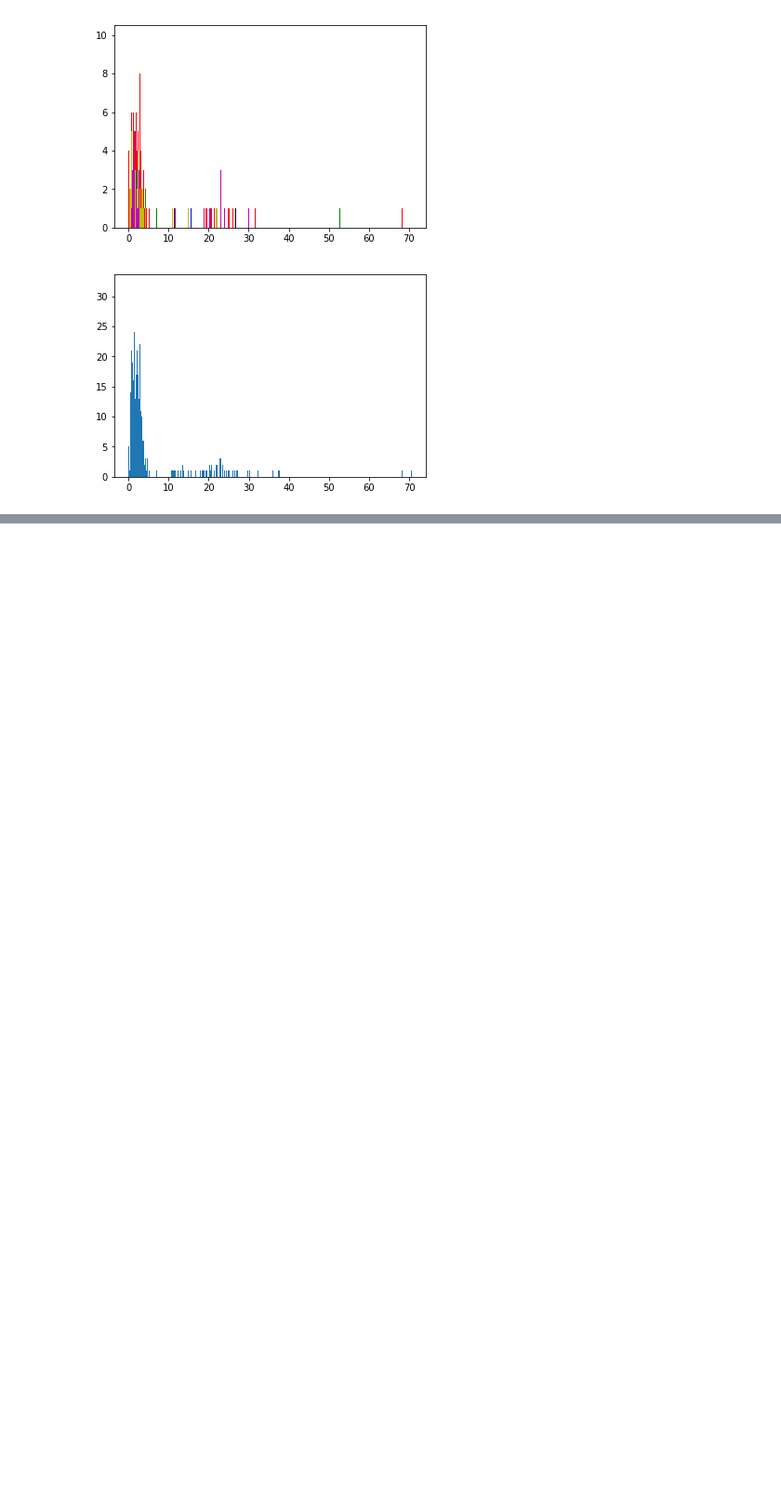
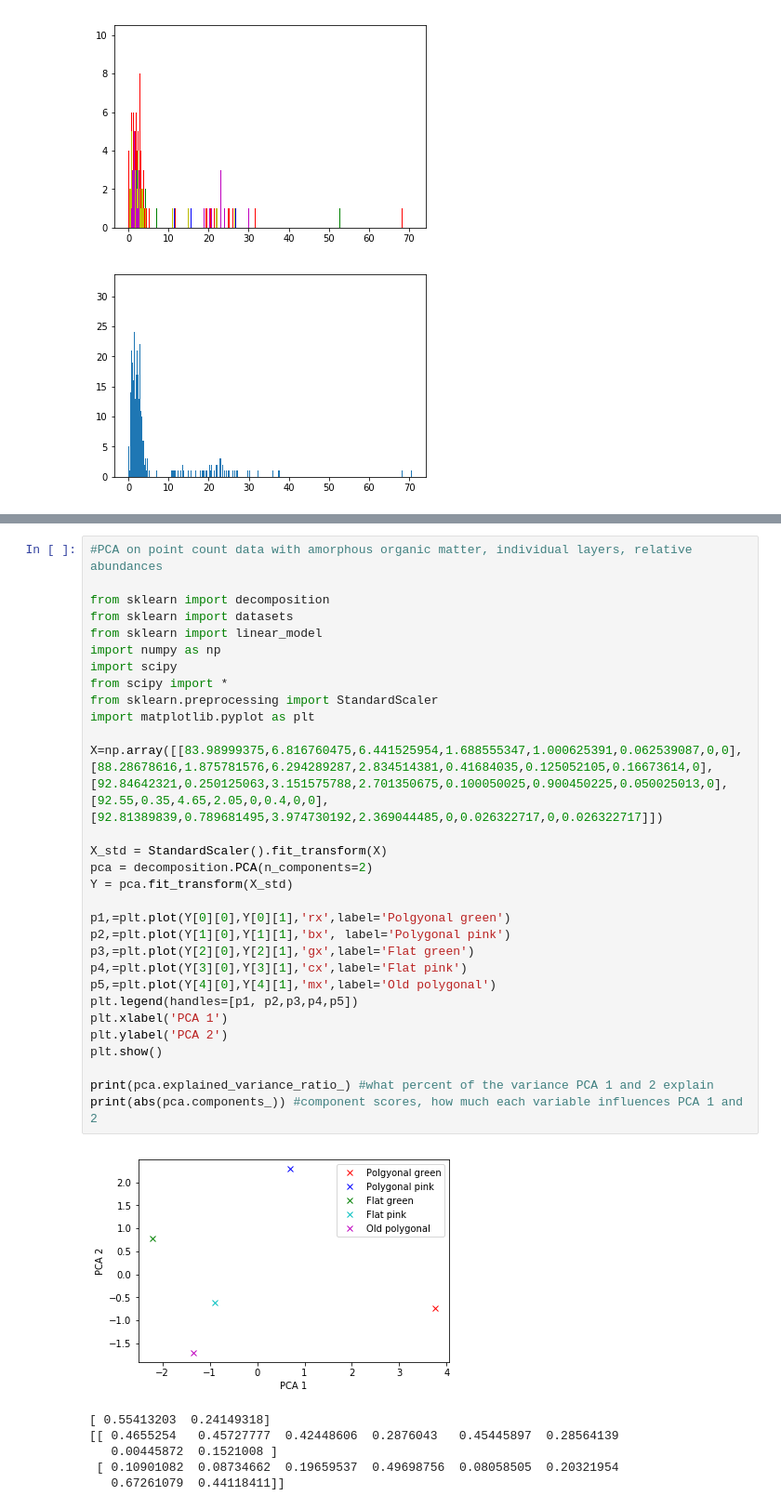
Before and after one commit to sriemer1/senior-thesis, a Jupyter notebook: Jmicrovision data .ipynb, the cells around one changed output, grey strips where cells are left out. Shown at 93% size. Drawn from its saved outputs; the diff is of its cells as text; blank space fills up the shorter version.

```diff
--- a/Jmicrovision data .ipynb
+++ b/Jmicrovision data .ipynb
@@ -299 +394,42 @@ Data with input dtype int64 was converted to float64 by StandardScaler.
+# %%
+#PCA on point count data with amorphous organic matter, individual layers, relative abundances
+
+from sklearn import decomposition
+from sklearn import datasets
+from sklearn import linear_model
+import numpy as np
+import scipy
+from scipy import *
+from sklearn.preprocessing import StandardScaler
+import matplotlib.pyplot as plt
+
+X=np.array([[83.98999375,6.816760475,6.441525954,1.688555347,1.000625391,0.062539087,0,0],
+[88.28678616,1.875781576,6.294289287,2.834514381,0.41684035,0.125052105,0.16673614,0],
+[92.84642321,0.250125063,3.151575788,2.701350675,0.100050025,0.900450225,0.050025013,0],
+[92.55,0.35,4.65,2.05,0,0.4,0,0],
+[92.81389839,0.789681495,3.974730192,2.369044485,0,0.026322717,0,0.026322717]])
+
+X_std = StandardScaler().fit_transform(X)
+pca = decomposition.PCA(n_components=2)
+Y = pca.fit_transform(X_std)
+
+p1,=plt.plot(Y[0][0],Y[0][1],'rx',label='Polgyonal green')
+p2,=plt.plot(Y[1][0],Y[1][1],'bx', label='Polygonal pink')
+p3,=plt.plot(Y[2][0],Y[2][1],'gx',label='Flat green')
+p4,=plt.plot(Y[3][0],Y[3][1],'cx',label='Flat pink')
+p5,=plt.plot(Y[4][0],Y[4][1],'mx',label='Old polygonal')
+plt.legend(handles=[p1, p2,p3,p4,p5])
+plt.xlabel('PCA 1')
+plt.ylabel('PCA 2')
+plt.show()
+
+print(pca.explained_variance_ratio_) #what percent of the variance PCA 1 and 2 explain
+print(abs(pca.components_)) #component scores, how much each variable influences PCA 1 and 2
+# %% [output]
+[figure, added]
+[ 0.55413203  0.24149318]
+[[ 0.4655254   0.45727777  0.42448606  0.2876043   0.45445897  0.28564139
+   0.00445872  0.1521008 ]
+ [ 0.10901082  0.08734662  0.19659537  0.49698756  0.08058505  0.20321954
+   0.67261079  0.44118411]]
 # %%
```
Also changed, not shown: parts of 7 cells of this notebook.
